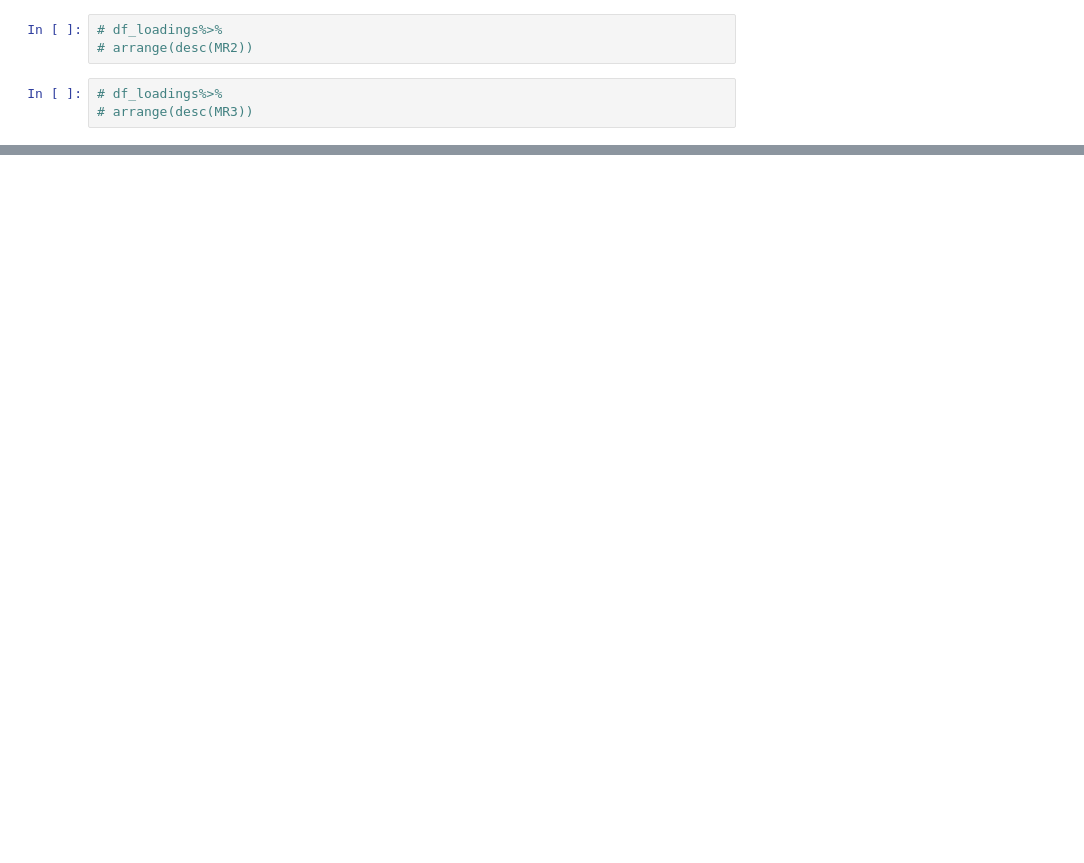
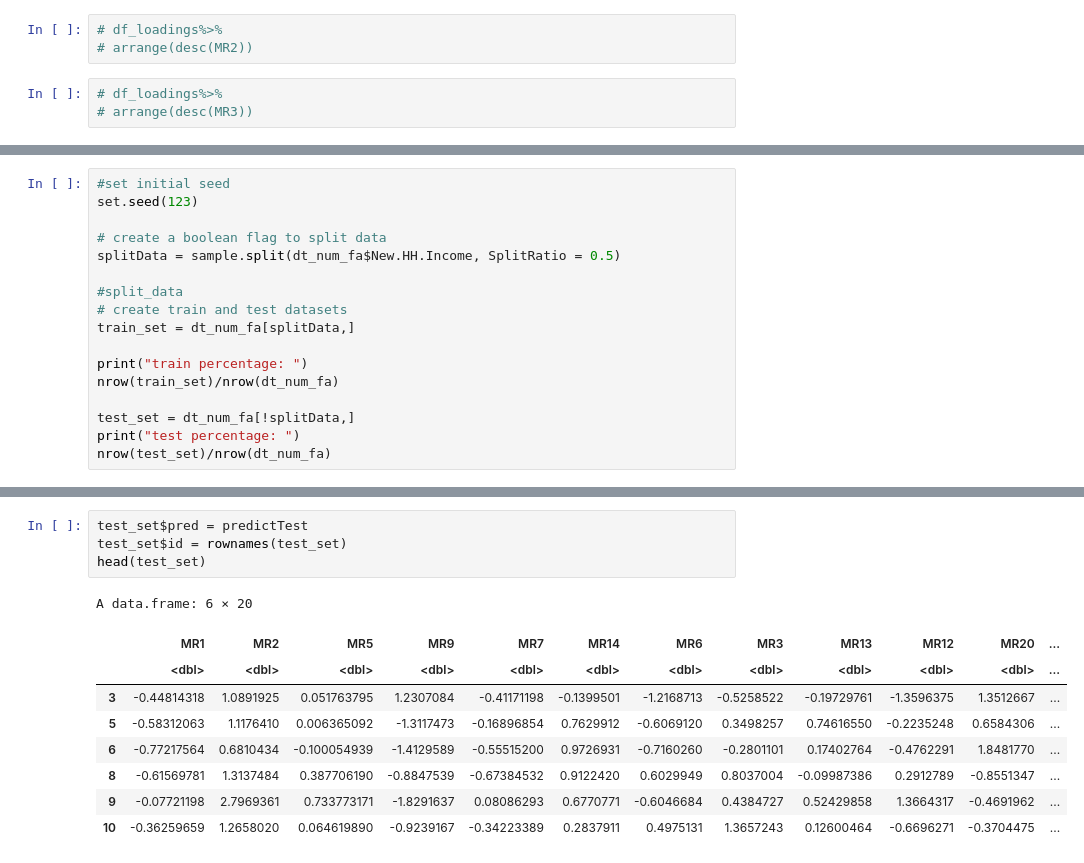
Before and after one commit to prakashsukhwal/Financial-Analytics-GARCH-Factor-Analysis-and-RNN-Models-, a Jupyter notebook: FA_sol_R_translation.ipynb, the cells around one changed output, grey strips where cells are left out. Drawn from its saved outputs; the diff is of its cells as text; blank space fills up the shorter version.

```diff
--- a/FA_sol_R_translation.ipynb
+++ b/FA_sol_R_translation.ipynb
@@ -358,0 +426,17 @@ A data.frame: 31 × 16
+# %%
+#set initial seed
+set.seed(123)
+
+# create a boolean flag to split data
+splitData = sample.split(dt_num_fa$New.HH.Income, SplitRatio = 0.5)
+
+#split_data
+# create train and test datasets
+train_set = dt_num_fa[splitData,]
+
+print("train percentage: ")
+nrow(train_set)/nrow(dt_num_fa)
+
+test_set = dt_num_fa[!splitData,]
+print("test percentage: ")
+nrow(test_set)/nrow(dt_num_fa)
@@ -358,0 +504,14 @@ A data.frame: 31 × 16
+# %%
+test_set$pred = predictTest
+test_set$id = rownames(test_set)
+head(test_set)
+# %% [output]
+A data.frame: 6 × 20
+|  | MR1 | MR2 | MR5 | MR9 | MR7 | MR14 | MR6 | MR3 | MR13 | MR12 | MR20 | ... |
+|  | <dbl> | <dbl> | <dbl> | <dbl> | <dbl> | <dbl> | <dbl> | <dbl> | <dbl> | <dbl> | <dbl> | ... |
+| 3 | -0.44814318 | 1.0891925 | 0.051763795 | 1.2307084 | -0.41171198 | -0.1399501 | -1.2168713 | -0.5258522 | -0.19729761 | -1.3596375 | 1.3512667 | ... |
+| 5 | -0.58312063 | 1.1176410 | 0.006365092 | -1.3117473 | -0.16896854 | 0.7629912 | -0.6069120 | 0.3498257 | 0.74616550 | -0.2235248 | 0.6584306 | ... |
+| 6 | -0.77217564 | 0.6810434 | -0.100054939 | -1.4129589 | -0.55515200 | 0.9726931 | -0.7160260 | -0.2801101 | 0.17402764 | -0.4762291 | 1.8481770 | ... |
+| 8 | -0.61569781 | 1.3137484 | 0.387706190 | -0.8847539 | -0.67384532 | 0.9122420 | 0.6029949 | 0.8037004 | -0.09987386 | 0.2912789 | -0.8551347 | ... |
+| 9 | -0.07721198 | 2.7969361 | 0.733773171 | -1.8291637 | 0.08086293 | 0.6770771 | -0.6046684 | 0.4384727 | 0.52429858 | 1.3664317 | -0.4691962 | ... |
+| 10 | -0.36259659 | 1.2658020 | 0.064619890 | -0.9239167 | -0.34223389 | 0.2837911 | 0.4975131 | 1.3657243 | 0.12600464 | -0.6696271 | -0.3704475 | ... |
```
Also changed, not shown: parts of 21 cells of this notebook.
